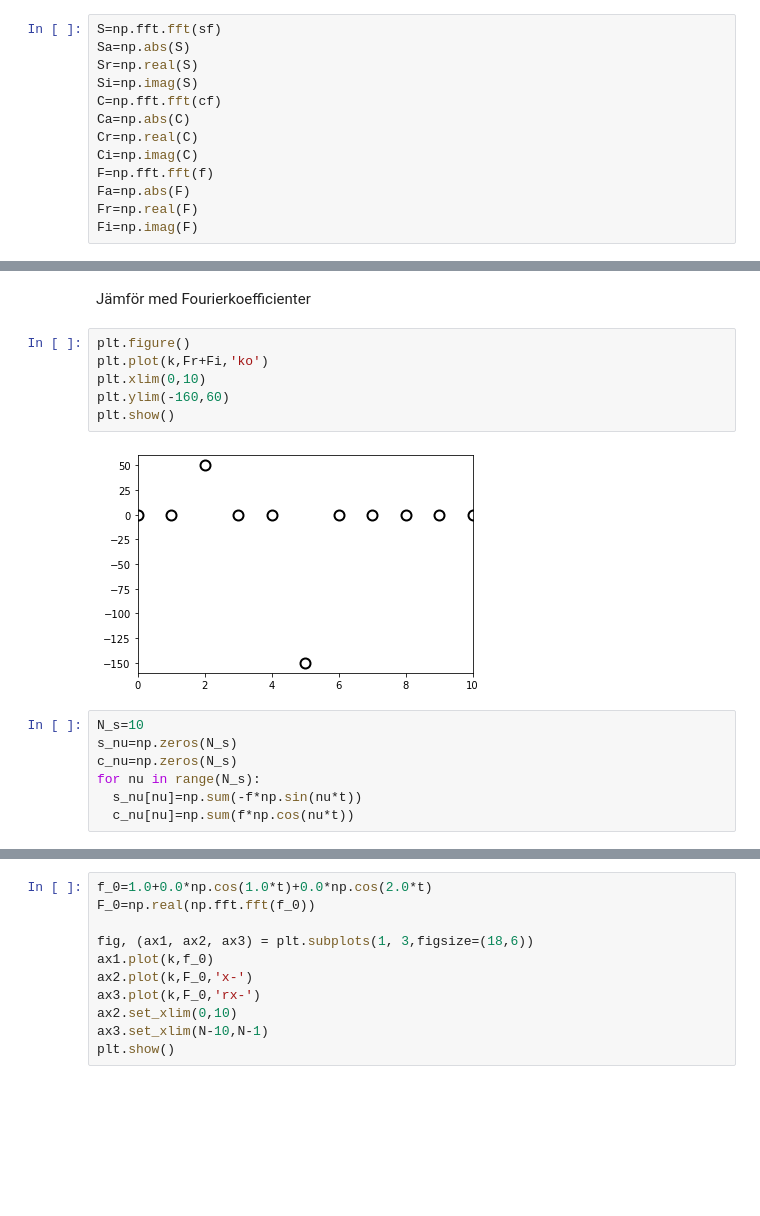
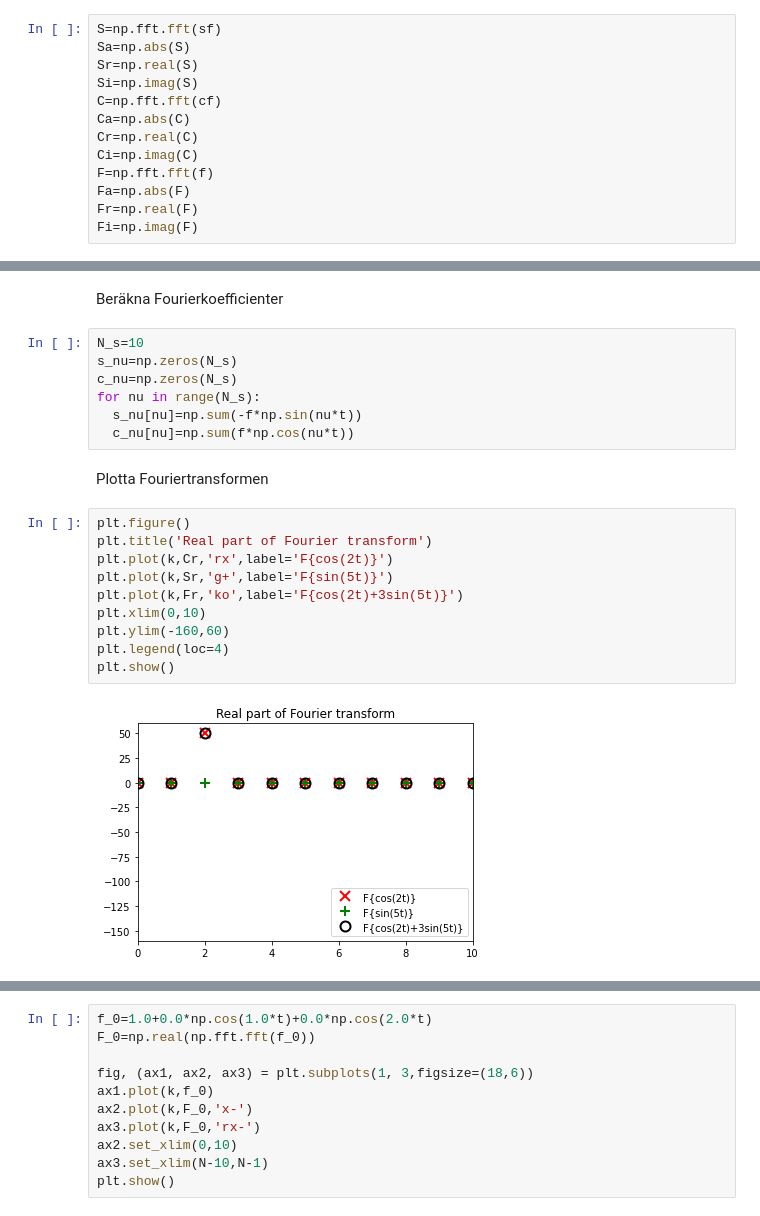
Before and after one commit to anbergman/expmetII, a Jupyter notebook: Notebooks/FFT/FFT_introduktion.ipynb, the cells around one changed output, grey strips where cells are left out. Cells and saved outputs as stored; diff of their text form; blank space fills up the shorter version.

```diff
--- a/Notebooks/FFT/FFT_introduktion.ipynb
+++ b/Notebooks/FFT/FFT_introduktion.ipynb
@@ -78,13 +52,5 @@ plt.show()
-# %% [markdown]
-Jämför med Fourierkoefficienter
-# %%
-plt.figure()
-plt.plot(k,Fr+Fi,'ko')
-plt.xlim(0,10)
-plt.ylim(-160,60)
-plt.show()
-# %% [output]
-[figure, removed]
+# %% [markdown]
+Beräkna Fourierkoefficienter
 # %%
 N_s=10
 s_nu=np.zeros(N_s)
@@ -92,3 +58,17 @@ c_nu=np.zeros(N_s)
 for nu in range(N_s):
   s_nu[nu]=np.sum(-f*np.sin(nu*t))
   c_nu[nu]=np.sum(f*np.cos(nu*t))
+# %% [markdown]
+Plotta Fouriertransformen
+# %%
+plt.figure()
+plt.title('Real part of Fourier transform')
+plt.plot(k,Cr,'rx',label='F{cos(2t)}')
+plt.plot(k,Sr,'g+',label='F{sin(5t)}')
+plt.plot(k,Fr,'ko',label='F{cos(2t)+3sin(5t)}')
+plt.xlim(0,10)
+plt.ylim(-160,60)
+plt.legend(loc=4)
+plt.show()
+# %% [output]
+[figure, added]
```
Also changed, not shown: parts of 11 cells of this notebook, 1 other file.
